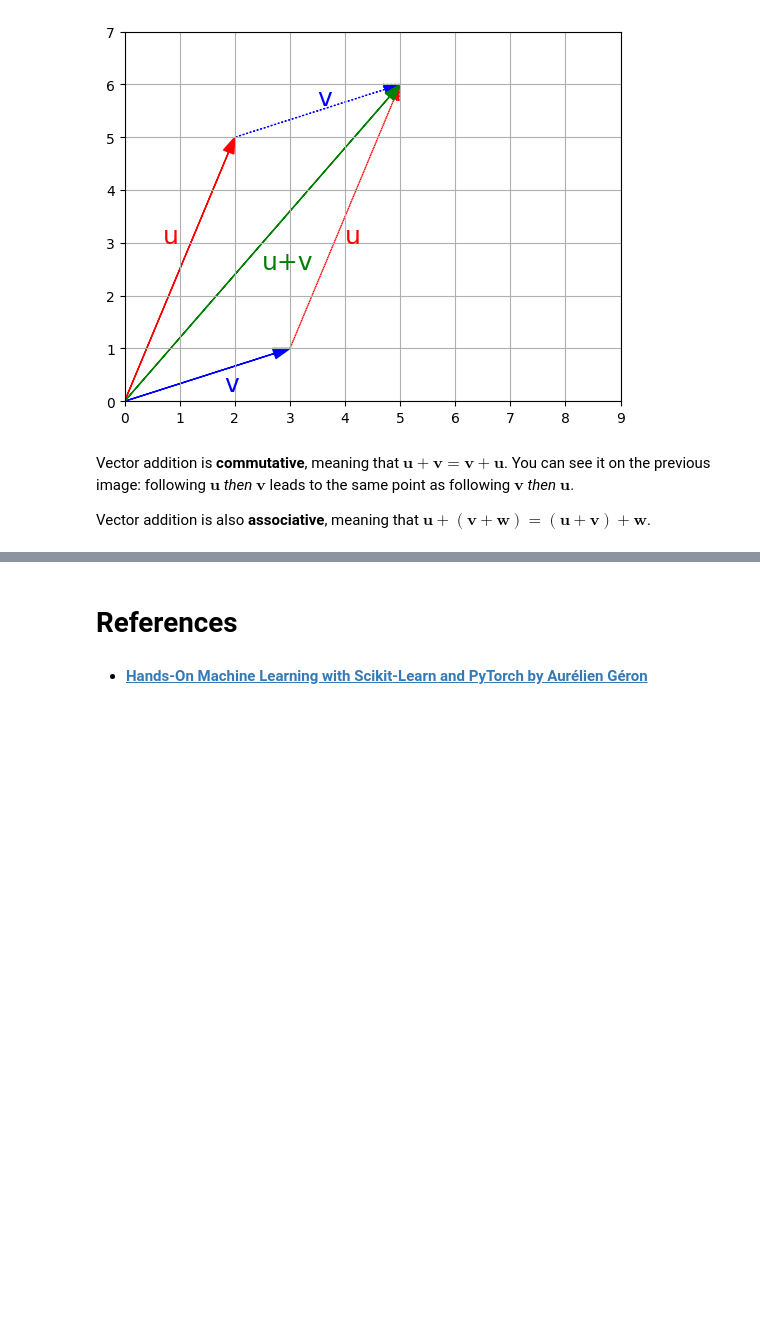
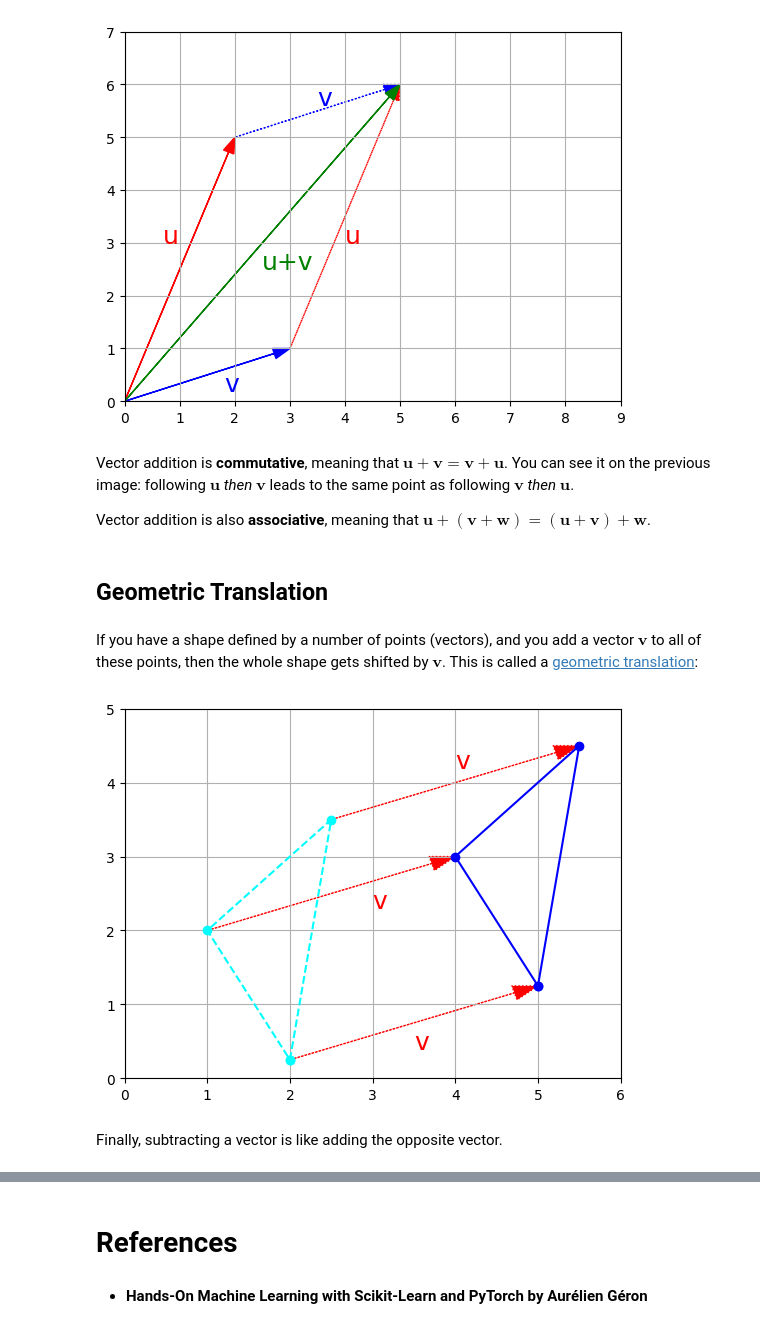
Before and after one commit to ancilcleetus/My-Learning-Journey-in-AI, a Jupyter notebook: Maths/Linear_Algebra.ipynb, the cells around one changed output, grey strips where cells are left out. Drawn from its saved outputs; the diff is of its cells as text; code cells hidden in the pictures; blank space fills up the shorter version.

Commit message:
Added 'Geometric Translation' in Maths/Linear_Algebra.ipynb

```diff
--- a/Maths/Linear_Algebra.ipynb
+++ b/Maths/Linear_Algebra.ipynb
@@ -239,12 +240,46 @@ plt.show()
 Vector addition is **commutative**, meaning that $\textbf{u} + \textbf{v} = \textbf{v} + \textbf{u}$. You can see it on the previous image: following $\textbf{u}$ *then* $\textbf{v}$ leads to the same point as following $\textbf{v}$ *then* $\textbf{u}$.
 
 Vector addition is also **associative**, meaning that $\textbf{u} + (\textbf{v} + \textbf{w}) = (\textbf{u} + \textbf{v}) + \textbf{w}$.
+# %% [markdown]
+## Geometric Translation
+# %% [markdown]
+If you have a shape defined by a number of points (vectors), and you add a vector $\textbf{v}$ to all of these points, then the whole shape gets shifted by $\textbf{v}$. This is called a [geometric translation](https://en.wikipedia.org/wiki/Translation_%28geometry%29):
+# %%
+t1 = np.array([2, 0.25])
+t2 = np.array([2.5, 3.5])
+t3 = np.array([1, 2])
+
+x_coords, y_coords = zip(t1, t2, t3, t1)  # repeat first point to close the shape
+plt.plot(x_coords, y_coords, linestyle="--", color="cyan", marker="o")
+
+plot_vector2d(v, origin=t1, color="red", linestyle=":")
+plot_vector2d(v, origin=t2, color="red", linestyle=":")
+plot_vector2d(v, origin=t3, color="red", linestyle=":")
+
+t1b = t1 + v
+t2b = t2 + v
+t3b = t3 + v
+
+x_coords, y_coords = zip(t1b, t2b, t3b, t1b)  # repeat first point to close the shape
+plt.plot(x_coords, y_coords, linestyle="-", color="blue", marker="o")
+
+plt.text(4, 4.2, "v", color="red", fontsize=18)
+plt.text(3, 2.3, "v", color="red", fontsize=18)
+plt.text(3.5, 0.4, "v", color="red", fontsize=18)
+
+plt.axis([0, 6, 0, 5])
+plt.grid()
+plt.show()
+# %% [output]
+[figure, added]
+# %% [markdown]
+Finally, subtracting a vector is like adding the opposite vector.
 # %% [markdown]
 ![rainbow](https://github.com/ancilcleetus/My-Learning-Journey/assets/25684256/839c3524-2a1d-4779-85a0-83c562e1e5e5)
 # %% [markdown]
 # References
 # %% [markdown]
-- **[Hands-On Machine Learning with Scikit-Learn and PyTorch by Aurélien Géron](https://ageron.github.io/)**
+- **Hands-On Machine Learning with Scikit-Learn and PyTorch by Aurélien Géron**
 # %% [markdown]
 ![rainbow](https://github.com/ancilcleetus/My-Learning-Journey/assets/25684256/839c3524-2a1d-4779-85a0-83c562e1e5e5)
 # %%
```
Also changed, not shown: parts of 2 cells of this notebook.
